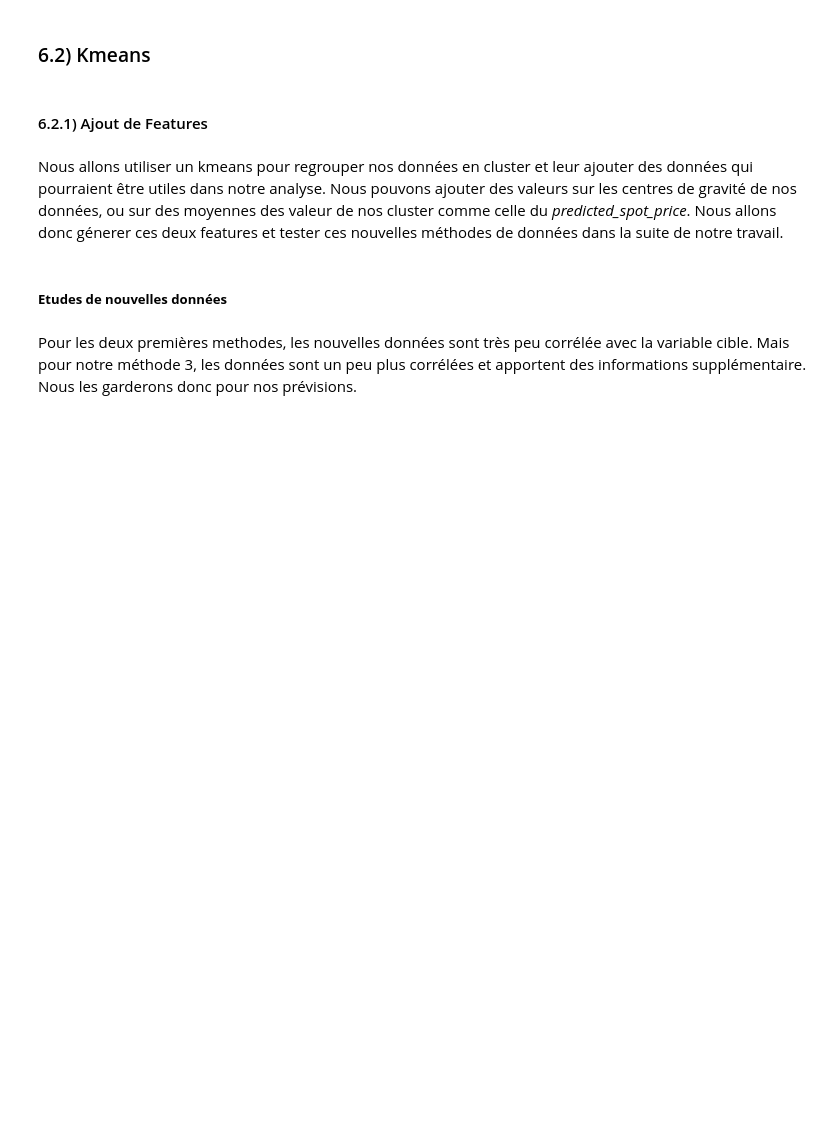
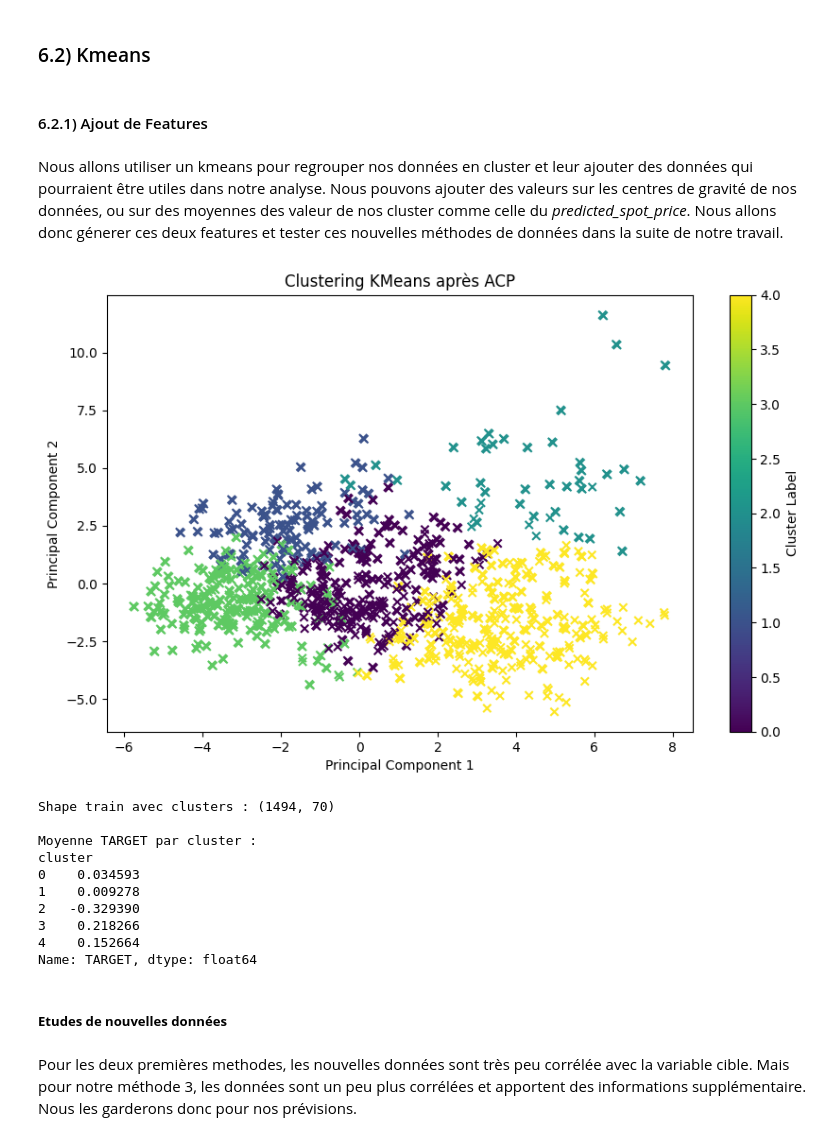
Before and after one commit to yvesmarix/PROJET-QRT-ELEC, a Jupyter notebook: main_bis.ipynb, the cells around one changed output. Drawn from its saved outputs; the diff is of its cells as text; code cells hidden in the pictures; blank space fills up the shorter version.

Commit message:
KMeans mais pas logique car pas de cluster qui se dessine

```diff
--- a/main_bis.ipynb
+++ b/main_bis.ipynb
@@ -750,6 +750,4 @@ Nous utiliserons donc d'abord une Décomposition en Composante Principales pour
 ### 6.1) ACP
 # %% [markdown]
 Nous commençons par appliquer une ACP sur nos données pour réduire le nombre de dimensions. Nous affichons la reprensentation de notre nuage de points sur 3 dimensions et la courbe de la variance expliquée en fonction du nombre de dimensions choisis pour notre décomposition.
-# %%
-methods = [("Stardard",X_train_3,y_train_3,X_test_3)]
 # %%
@@ -835,3 +889,67 @@ methods = methods + methods_features
+# %%
+# Nombre de composantes pour 95% de variance
+n_components = np.argmax(cumulative_variance >= 0.95) + 1
+
+# PCA réduite pour le KMeans
+pca_kmeans = PCA(n_components=n_components)
+x_train_pca_reduced = pca_kmeans.fit_transform(x_train_pca_input)
+
+# KMeans Clustering
+kmeans = KMeans(n_clusters=5, random_state=42)
+kmeans.fit(x_train_pca_reduced)
+clusters = kmeans.predict(x_train_pca_reduced)
+
+# Visualisation des clusters sur PC1 et PC2
+plt.figure(figsize=(10, 6))
+scatter = plt.scatter(
+    x=x_train_pca_reduced[:, 0],
+    y=x_train_pca_reduced[:, 1],
+    c=clusters, marker='x', cmap='viridis'
+)
+plt.title("Clustering KMeans après ACP")
+plt.xlabel('Principal Component 1')
+plt.ylabel('Principal Component 2')
+plt.colorbar(scatter, label='Cluster Label')
+plt.show()
+
+
+# Ajout du cluster et des coordonnées des centroids aux données existantes
+clusters_df= pd.DataFrame(clusters,index=x_train_pca_input.index, columns=['cluster'])
+
+
+centroids = kmeans.cluster_centers_
+for i, c in enumerate(centroids):
+    for j in range(len(c)):
+        clusters_df.loc[clusters_df.cluster == i,f'centroid_{j}'] = c[j]
+
+
+# Concaténation avec les features originales
+x_train_cluster = pd.concat([x_train_pca_input, clusters_df],axis=1)
+
+
+# Ajout de la moyenne du TARGET par cluster (calculée sur le train)
+cluster_target_mean = (
+    x_train_cluster.assign(TARGET=y_train_cv.values)
+    .groupby('cluster')['TARGET']
+    .mean()
+)
+x_train_cluster['mean_target_cluster'] = x_train_cluster['cluster'].map(cluster_target_mean)
+
+
+print(f"Shape train avec clusters : {x_train_cluster.shape}")
+print(f"\nMoyenne TARGET par cluster :\n{cluster_target_mean}")
+# %% [output]
+[figure, added]
+Shape train avec clusters : (1494, 70)
+
+Moyenne TARGET par cluster :
+cluster
+0    0.034593
+1    0.009278
+2   -0.329390
+3    0.218266
+4    0.152664
+Name: TARGET, dtype: float64
 # %% [markdown]
 ##### **Etudes de nouvelles données**
 # %% [markdown]
```
Also changed, not shown: parts of 12 cells of this notebook.
